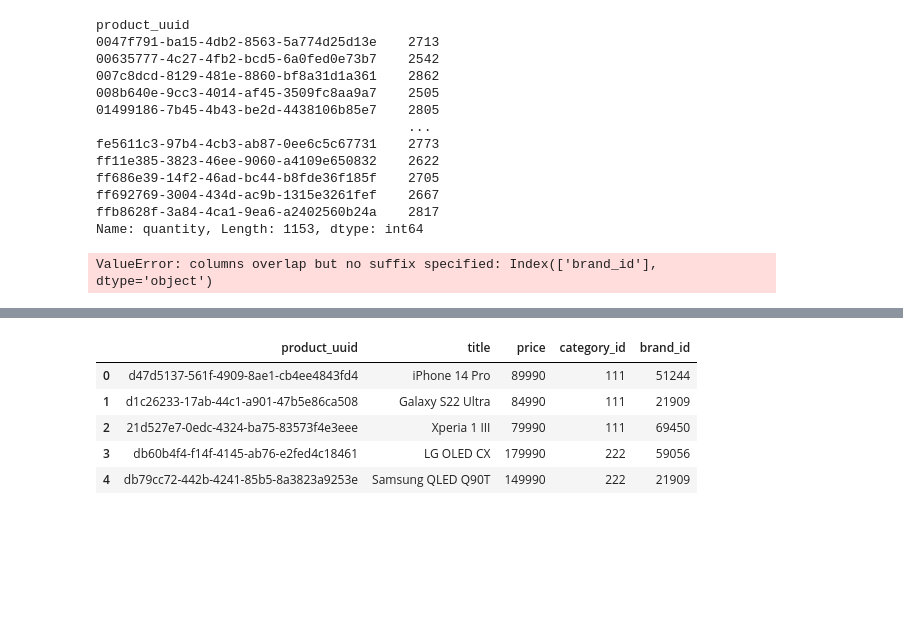
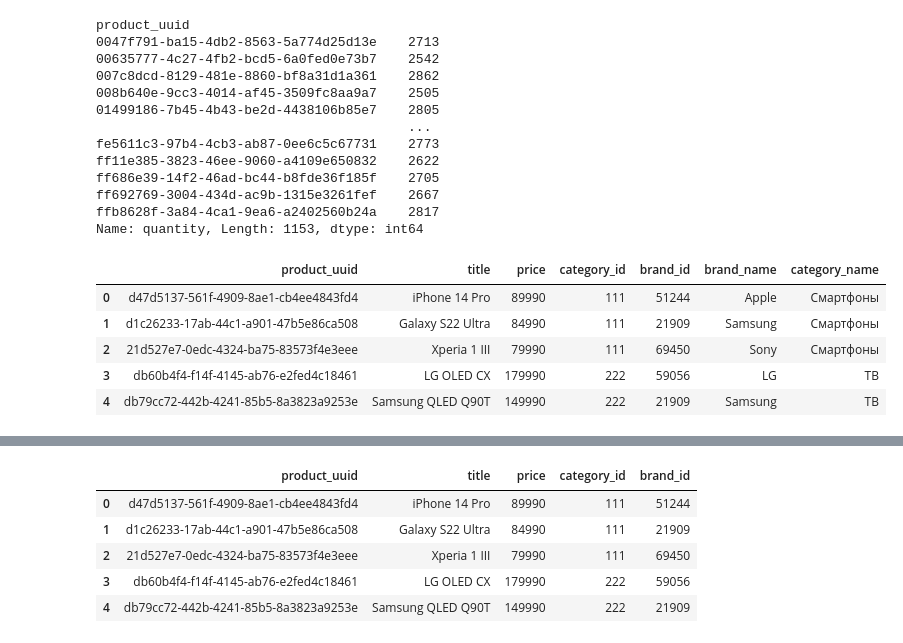
Before and after one commit to Putinka1993/notes, a Jupyter notebook: jupyter notebook/Konstantin.ipynb, the cells around one changed output, grey strips where cells are left out. Cells and saved outputs as stored; diff of their text form; code cells hidden in the pictures; blank space fills up the shorter version.

```diff
--- a/jupyter notebook/Konstantin.ipynb
+++ b/jupyter notebook/Konstantin.ipynb
@@ -581,8 +584,15 @@ categories = pd.read_csv('/Users/vladislavlipkin/Documents/Konstantin/categories
 # %%
-products.join(
+result = products.merge(
     brands, on='brand_id', how='inner'
-).join(
+).merge(
     categories, on='category_id', how='inner'
 )
-# %% [output]
-ValueError: columns overlap but no suffix specified: Index(['brand_id'], dtype='object')
+# %%
+result.head()
+# %% [output]
+|  | product_uuid | title | price | category_id | brand_id | brand_name | category_name |
+| 0 | d47d5137-561f-4909-8ae1-cb4ee4843fd4 | iPhone 14 Pro | 89990 | 111 | 51244 | Apple | Смартфоны |
+| 1 | d1c26233-17ab-44c1-a901-47b5e86ca508 | Galaxy S22 Ultra | 84990 | 111 | 21909 | Samsung | Смартфоны |
+| 2 | 21d527e7-0edc-4324-ba75-83573f4e3eee | Xperia 1 III | 79990 | 111 | 69450 | Sony | Смартфоны |
+| 3 | db60b4f4-f14f-4145-ab76-e2fed4c18461 | LG OLED CX | 179990 | 222 | 59056 | LG | ТВ |
+| 4 | db79cc72-442b-4241-85b5-8a3823a9253e | Samsung QLED Q90T | 149990 | 222 | 21909 | Samsung | ТВ |
```
Also changed, not shown: parts of 7 cells of this notebook.
